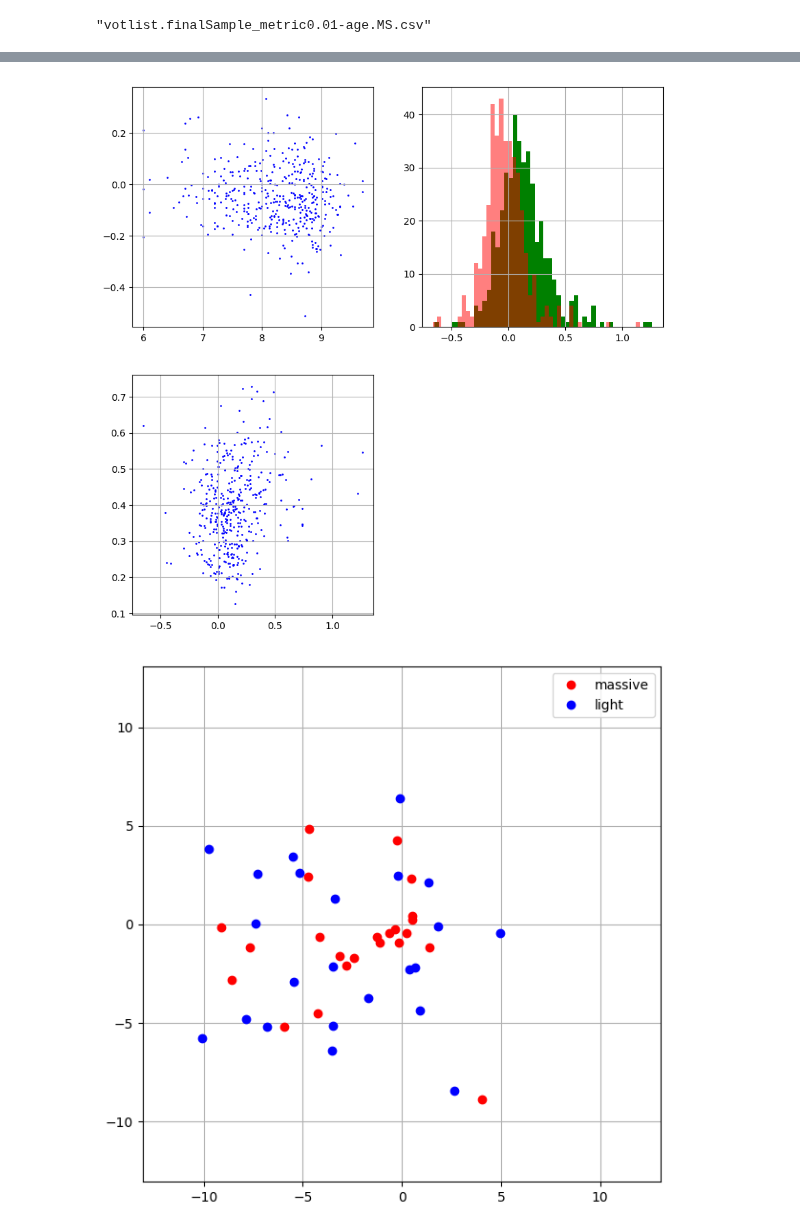
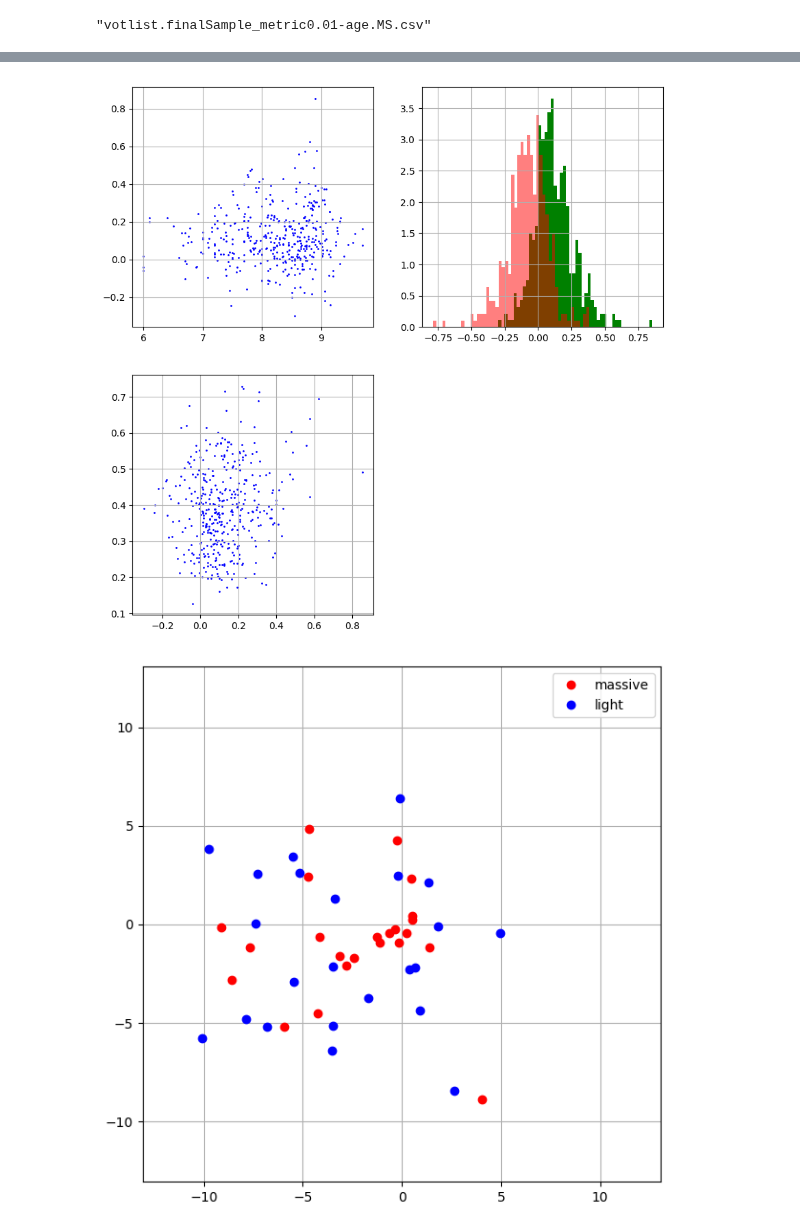
Before and after one commit to bosscha/gaia-shock, a Jupyter notebook: notebooks/analysis/mass _segregation.ipynb, the cells around one changed output, grey strips where cells are left out. Saved outputs shown, nothing was run; the diff lists cells and outputs as text; code cells hidden in the pictures.

```diff
--- a/notebooks/analysis/mass _segregation.ipynb
+++ b/notebooks/analysis/mass _segregation.ipynb
@@ -475,21 +497,21 @@ print(sort(df1,[:kappa20]))
 # %%
 fig= PyPlot.figure(figsize=(10,10))
 
 ax= PyPlot.subplot(221)
 PyPlot.grid("on")
-PyPlot.scatter(ocage[:log_age],ocage[:kappalight20] , s=1, facecolor="blue")
+PyPlot.scatter(ocage[:log_age],ocage[:kappa20] , s=1, facecolor="blue")
 
 ax= PyPlot.subplot(222)
 PyPlot.grid("on")
-PyPlot.hist(ocage[:kappa10] , 50, density=false, facecolor="g")
-PyPlot.hist(ocage[:kappalight10] , 50, density=false, facecolor="r", alpha=0.5 )
+PyPlot.hist(ocage[:kappa20] , 50, density=true, facecolor="g")
+PyPlot.hist(ocage[:kappalight20] , 50, density=true, facecolor="r", alpha=0.5 )
 
 ax= PyPlot.subplot(223)
 PyPlot.grid("on")
-PyPlot.scatter(ocage[:kappa10],ocage[:Q] , s=1, facecolor="blue")
+PyPlot.scatter(ocage[:kappa20],ocage[:Q] , s=1, facecolor="blue")
 PyPlot.show()
 # %% [output]
-[figure, old version]
+[figure, new version]
 # %%
 ## Example of star distribution in an OC
 
```
Also changed, not shown: parts of 6 cells of this notebook, 1 other file.
